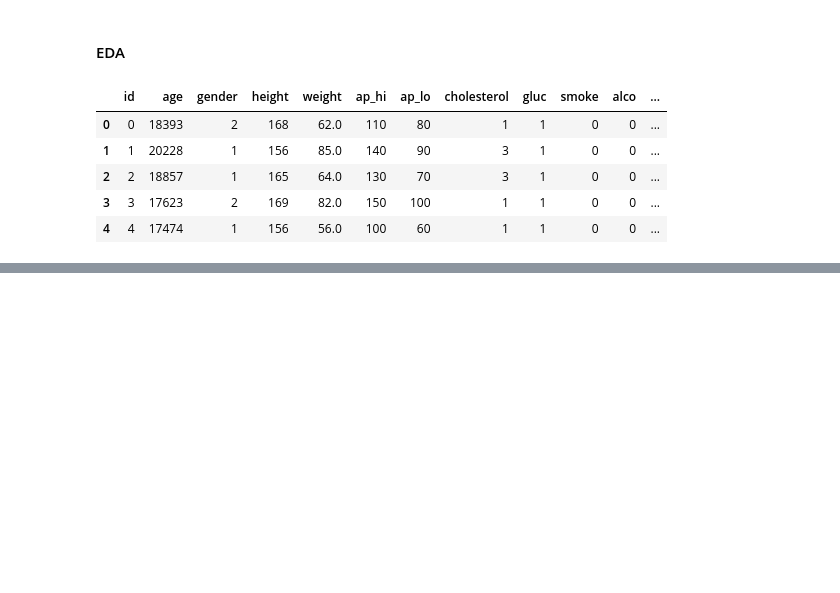
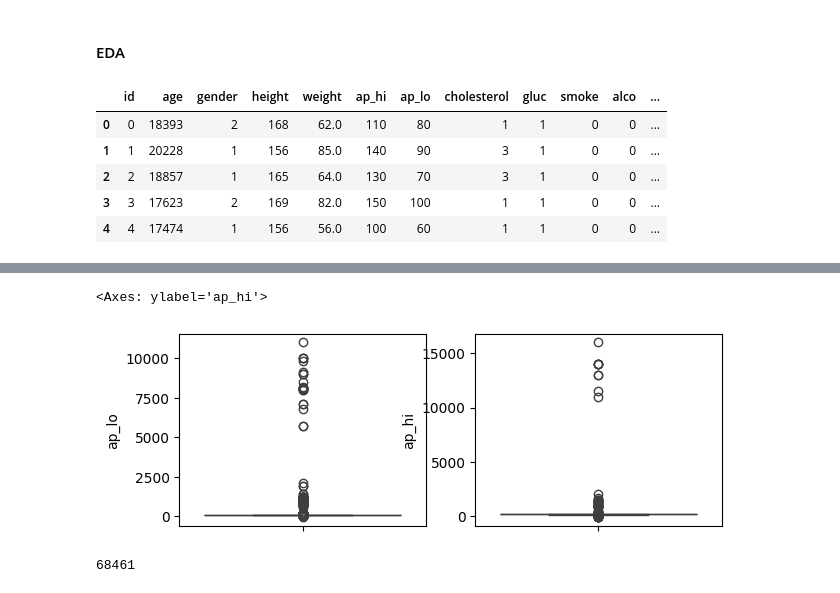
Before and after one commit to dancla240/Machine_Learning_Daniel_Claesson, a Jupyter notebook: Lab/Lab_1_heart.ipynb, the cells around one changed output, grey strips where cells are left out. Saved outputs shown, nothing was run; the diff lists cells and outputs as text; code cells hidden in the pictures; blank space fills up the shorter version.

Commit message:
Done EDA and 1a to 1d approx. Did box plots on ap_lo and ap_hi.

```diff
--- a/Lab/Lab_1_heart.ipynb
+++ b/Lab/Lab_1_heart.ipynb
@@ -42,0 +48,7 @@ df.head()
+# %%
+fig, ax = plt.subplots(1,2, figsize=(7, 2.5))
+sns.boxplot(data = df, y = 'ap_lo', ax=ax[0])
+sns.boxplot(data = df, y = 'ap_hi', ax=ax[1])
+# %% [output]
+<Axes: ylabel='ap_hi'>
+[figure, added]
@@ -42,0 +58,4 @@ df.head()
+# %%
+len(df)
+# %% [output]
+68461
```
Also changed, not shown: parts of 18 cells of this notebook.
